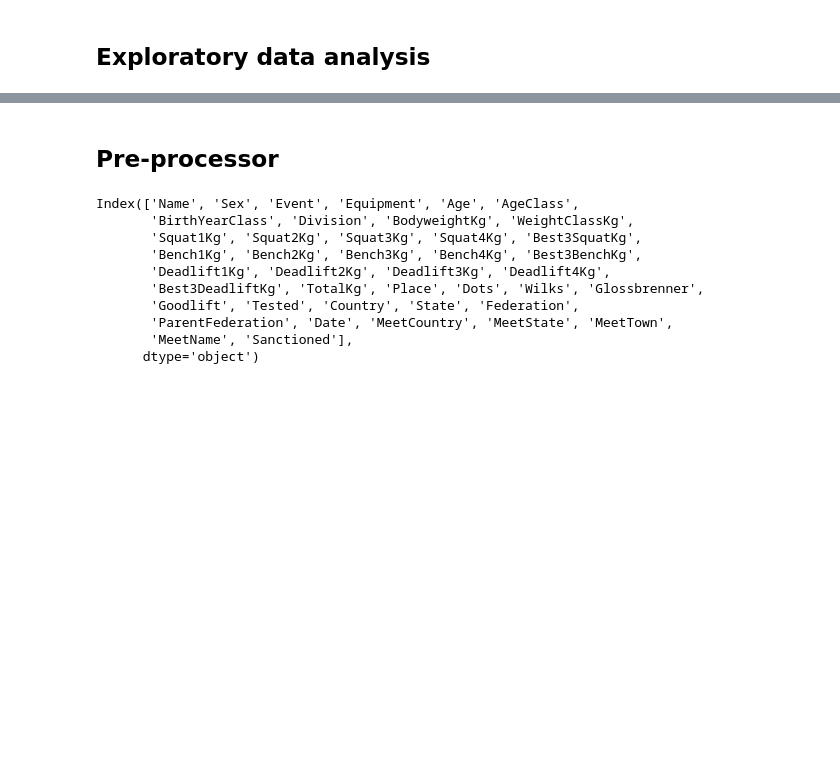
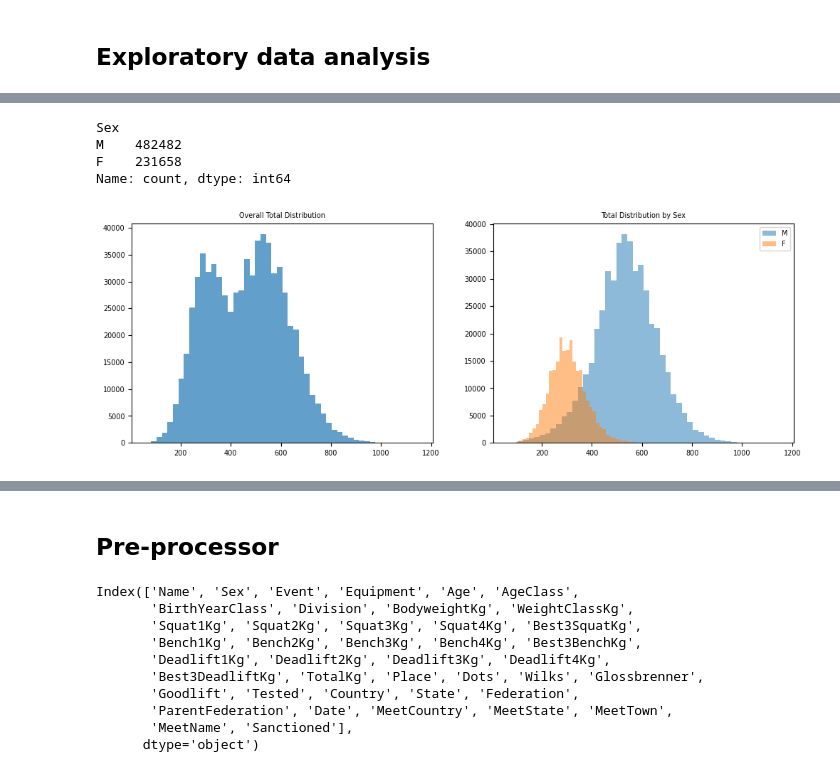
Before and after one commit to philipogn/powerlifting_statistics, a Jupyter notebook: notebooks/eda_preprocess.ipynb, the cells around one changed output, grey strips where cells are left out. Cells and saved outputs as stored; diff of their text form; code cells hidden in the pictures; blank space fills up the shorter version.

```diff
--- a/notebooks/eda_preprocess.ipynb
+++ b/notebooks/eda_preprocess.ipynb
@@ -10,3 +23,30 @@ df = pd.read_csv('../data/1-raw/openpowerlifting-2025-09-27-IPF-clean.csv')
+# %%
+df_div = df.value_counts('Sex', dropna=False)
+df_div
+# %% [output]
+Sex
+M    482482
+F    231658
+Name: count, dtype: int64
+# %%
+# distribution of sex
+fig, axes = plt.subplots(1, 2, figsize=(12, 4))
+
+# overall
+axes[0].hist(df['TotalKg'], bins=50, alpha=0.7)
+axes[0].set_title('Overall Total Distribution')
+
+# bimodal
+for sex in df['Sex'].unique():
+    axes[1].hist(
+        df[df['Sex'] == sex]['TotalKg'],
+        bins=50, alpha=0.5, label=sex
+    )
+axes[1].set_title('Total Distribution by Sex')
+axes[1].legend()
+plt.show()
+# %% [output]
+[figure, added]
 # %%
 df.shape[:]
 # null = df.query('BodyweightKg != BodyweightKg')
```
Also changed, not shown: parts of 20 cells of this notebook, 1 other file.
